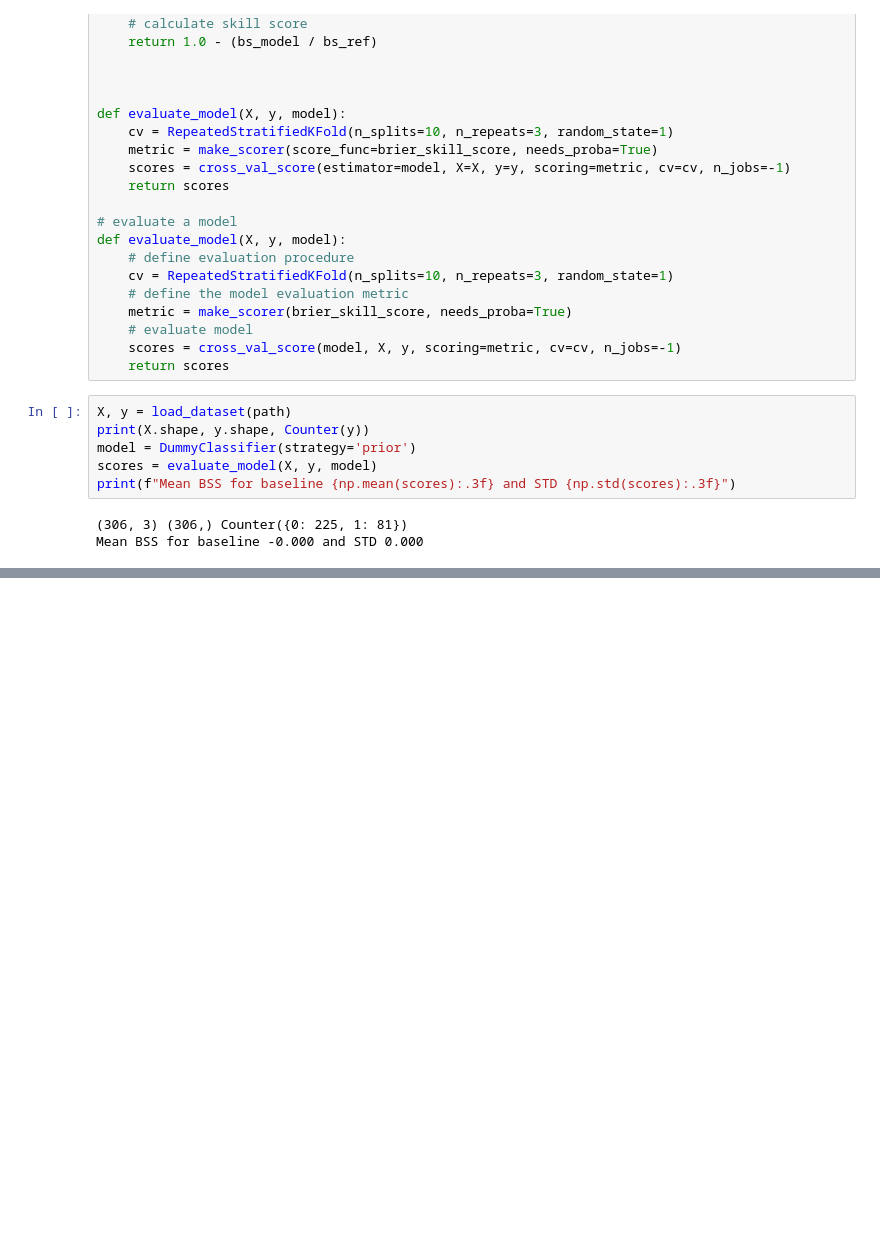
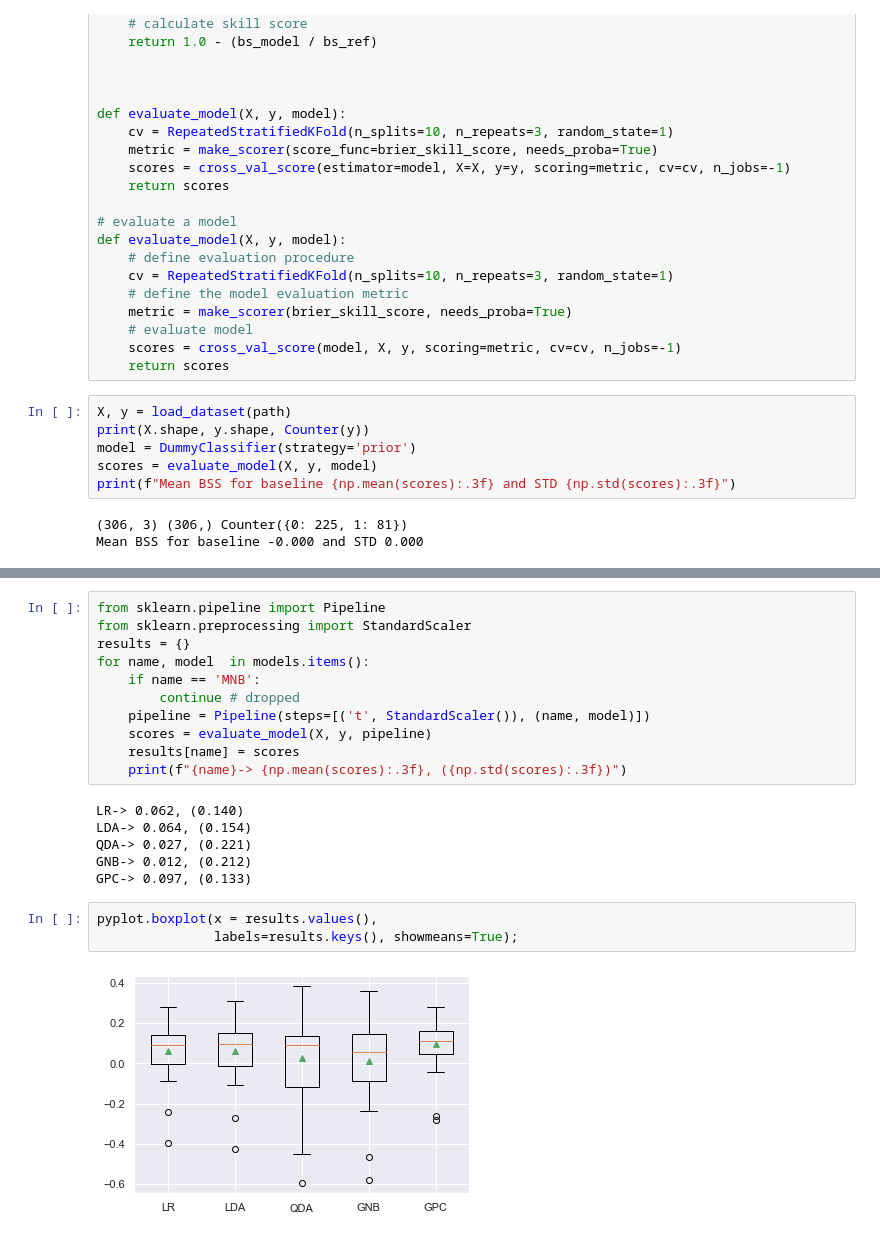
Before and after one commit to giordafrancis/imbalanced-learning, a Jupyter notebook: _P6_Projects_Haberman_Breast_Cancer_Classification.ipynb, the cells around one changed output, grey strips where cells are left out. Cells and saved outputs as stored; diff of their text form; blank space fills up the shorter version.

```diff
--- a/_P6_Projects_Haberman_Breast_Cancer_Classification.ipynb
+++ b/_P6_Projects_Haberman_Breast_Cancer_Classification.ipynb
@@ -103,0 +161,22 @@ Mean BSS for baseline -0.000 and STD 0.000
+# %%
+from sklearn.pipeline import Pipeline
+from sklearn.preprocessing import StandardScaler
+results = {}
+for name, model  in models.items():
+    if name == 'MNB':
+        continue # dropped
+    pipeline = Pipeline(steps=[('t', StandardScaler()), (name, model)])
+    scores = evaluate_model(X, y, pipeline)
+    results[name] = scores
+    print(f"{name}-> {np.mean(scores):.3f}, ({np.std(scores):.3f})")
+# %% [output]
+LR-> 0.062, (0.140)
+LDA-> 0.064, (0.154)
+QDA-> 0.027, (0.221)
+GNB-> 0.012, (0.212)
+GPC-> 0.097, (0.133)
+# %%
+pyplot.boxplot(x = results.values(),
+               labels=results.keys(), showmeans=True);
+# %% [output]
+[figure, added]
```
Also changed, not shown: parts of 16 cells of this notebook, 1 other file.
